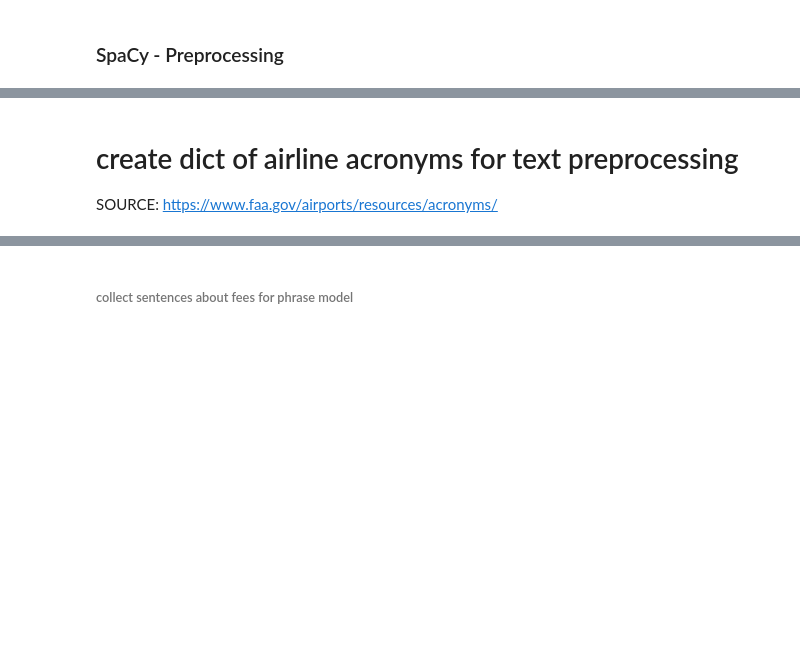
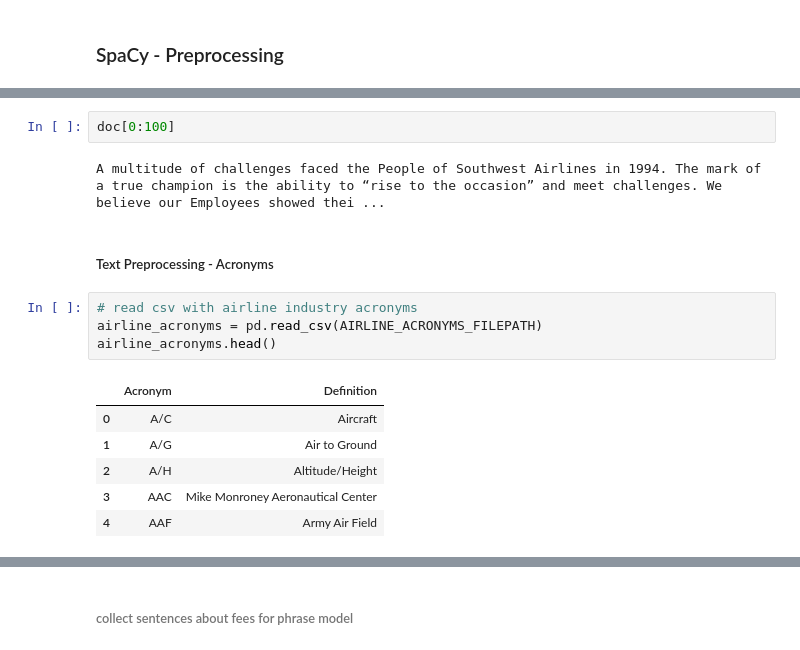
Before and after one commit to Alexjmsherman/nlp_practicum_original, a Jupyter notebook: lessons/lesson8_topic_models/Phrase Models.ipynb, the cells around one changed output, grey strips where cells are left out. Cells and saved outputs as stored; diff of their text form; blank space fills up the shorter version.

```diff
--- a/lessons/lesson8_topic_models/Phrase Models.ipynb
+++ b/lessons/lesson8_topic_models/Phrase Models.ipynb
@@ -41,4 +60,17 @@ Wall time: 0 ns
-# %% [markdown]
-# create dict of airline acronyms for text preprocessing
-
-SOURCE: https://www.faa.gov/airports/resources/acronyms/
+# %%
+doc[0:100]
+# %% [output]
+A multitude of challenges faced the People of Southwest Airlines in 1994. The mark of a true champion is the ability to “rise to the occasion” and meet challenges. We believe our Employees showed thei ...
+# %% [markdown]
+##### Text Preprocessing - Acronyms
+# %%
+# read csv with airline industry acronyms
+airline_acronyms = pd.read_csv(AIRLINE_ACRONYMS_FILEPATH)
+airline_acronyms.head()
+# %% [output]
+|  | Acronym | Definition |
+| 0 | A/C | Aircraft |
+| 1 | A/G | Air to Ground |
+| 2 | A/H | Altitude/Height |
+| 3 | AAC | Mike Monroney Aeronautical Center |
+| 4 | AAF | Army Air Field |
```
Also changed, not shown: parts of 14 cells of this notebook, 4 other files.
